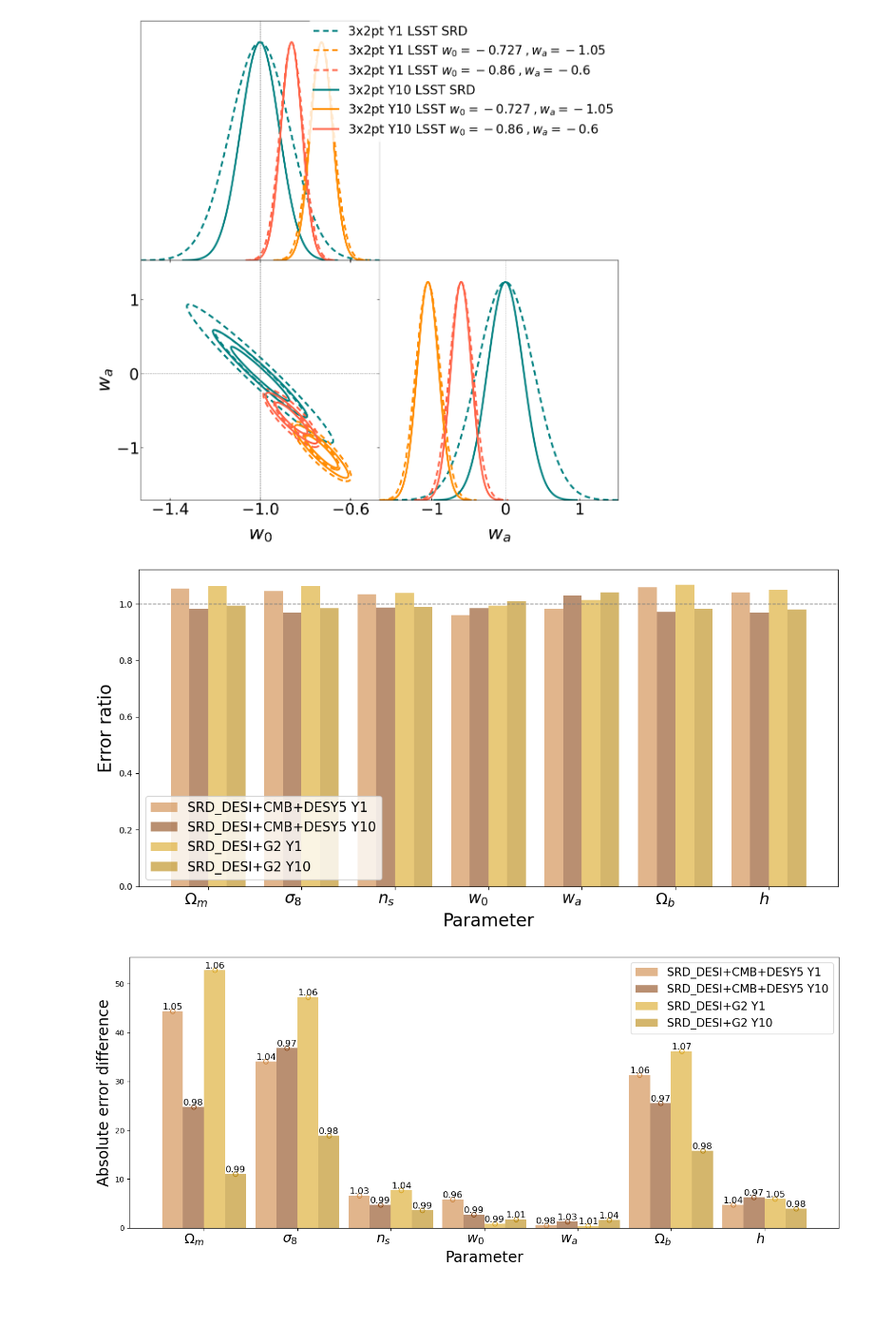
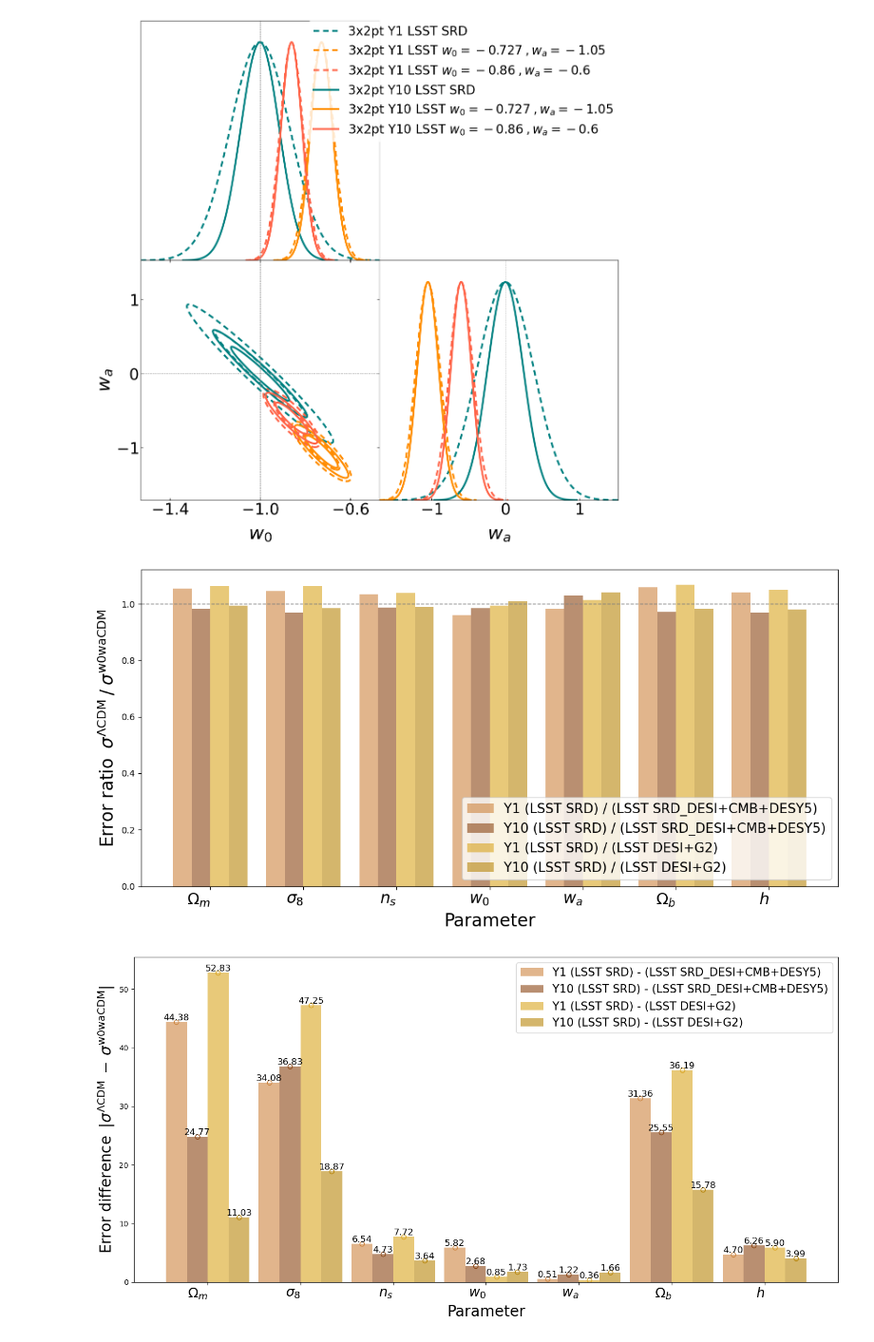
Before and after one commit to nikosarcevic/LSST-DESI-DE, a Jupyter notebook: Corner Plots LSST DESI w0wa.ipynb, the cells around one changed output. Shown at 95% size. Saved outputs shown, nothing was run; the diff lists cells and outputs as text; code cells hidden in the pictures; blank space fills up the shorter version.

Commit message:
updated plotting code

```diff
--- a/Corner Plots LSST DESI w0wa.ipynb
+++ b/Corner Plots LSST DESI w0wa.ipynb
@@ -367,25 +367,25 @@ bars_srd_desi_cmb_desy5_y1 = plt.bar(index - 1.5 * bar_width,
                                      bar_width,
                                      color=bar_colors[0],
                                      alpha=0.6,
-                                     label="SRD_DESI+CMB+DESY5 Y1")
+                                     label="Y1 (LSST SRD) / (LSST SRD_DESI+CMB+DESY5)")
 bars_srd_desi_cmb_desy5_y10 = plt.bar(index - 0.5 * bar_width,
                                       sigmas_ratio_dict["srd_desi+cmb+desy5"]["10"],
                                       bar_width,
                                       color=bar_colors[1],
                                       alpha=0.6,
-                                      label="SRD_DESI+CMB+DESY5 Y10")
+                                      label="Y10 (LSST SRD) / (LSST SRD_DESI+CMB+DESY5)")
 bars_srd_desi_g2_y1 = plt.bar(index + 0.5 * bar_width,
                               sigmas_ratio_dict["srd_desi+g2"]["1"],
                               bar_width,
                               color=bar_colors[2],
                               alpha=0.6,
-                              label="SRD_DESI+G2 Y1")
+                              label="Y1 (LSST SRD) / (LSST DESI+G2)")
 bars_srd_desi_g2_y10 = plt.bar(index + 1.5 * bar_width,
                                sigmas_ratio_dict["srd_desi+g2"]["10"],
                                bar_width,
                                color=bar_colors[3],
                                alpha=0.6,
-                               label="SRD_DESI+G2 Y10")
+                               label="Y10 (LSST SRD) / (LSST DESI+G2)")
 
 # Set the labels for the x-axis
 bar_labels = [r"$\Omega_{m}$", r"$\sigma_{8}$", r"$n_{s}$", r"$w_{0}$", r"$w_{a}$", r"$\Omega_{b}$", r"$h$"]
@@ -395,8 +395,8 @@ plt.xticks(ticks=index, labels=bar_labels, rotation=0, ha='right', fontsize=18)
 plt.axhline(y=1, color='gray', linestyle='--', linewidth=1)
 
 plt.xlabel("Parameter", fontsize=20)
-plt.ylabel("Error ratio", fontsize=20)
-plt.legend(fontsize=15)
+plt.ylabel("Error ratio $\: \sigma^\mathrm{\Lambda CDM} \: / \: \sigma^\mathrm{w0waCDM}$", fontsize=20)
+plt.legend(fontsize=15, loc=4)
 
 plt.tight_layout()
 
@@ -405,9 +405,9 @@ plt.savefig(f"{path}sigmas_ratios.png", bbox_inches="tight")
 
 plt.show()
 # %% [output]
-[figure, old version]
+[figure, new version]
 # %%
-plt.figure(figsize=(14, 6))
+plt.figure(figsize=(14, 7))
 bar_width = 0.225
 index = np.arange(len(param_order))
 
@@ -418,58 +418,58 @@ bars_srd_desi_cmb_desy5_y1 = plt.bar(index - 1.5 * bar_width,
                                      bar_width,
                                      color=bar_colors[0],
                                      alpha=0.6,
-                                     label="SRD_DESI+CMB+DESY5 Y1")
+                                     label="Y1 (LSST SRD) - (LSST SRD_DESI+CMB+DESY5)")
 bars_srd_desi_cmb_desy5_y10 = plt.bar(index - 0.5 * bar_width,
                                       sigmas_diff_dict["srd_desi+cmb+desy5"]["10"],
                                       bar_width,
                                       color=bar_colors[1],
                                       alpha=0.6,
-                                      label="SRD_DESI+CMB+DESY5 Y10")
+                                      label="Y10 (LSST SRD) - (LSST SRD_DESI+CMB+DESY5)")
 bars_srd_desi_g2_y1 = plt.bar(index + 0.5 * bar_width,
                               sigmas_diff_dict["srd_desi+g2"]["1"],
                               bar_width,
                               color=bar_colors[2],
                               alpha=0.6,
-                              label="SRD_DESI+G2 Y1")
+                              label="Y1 (LSST SRD) - (LSST DESI+G2)")
 bars_srd_desi_g2_y10 = plt.bar(index + 1.5 * bar_width,
                                sigmas_diff_dict["srd_desi+g2"]["10"],
                                bar_width,
                                color=bar_colors[3],
                                alpha=0.6,
-                               label="SRD_DESI+G2 Y10")
+                               label="Y10 (LSST SRD) - (LSST DESI+G2)")
 
 # Set the labels for the x-axis
 bar_labels = [r"$\Omega_{m}$", r"$\sigma_{8}$", r"$n_{s}$", r"$w_{0}$", r"$w_{a}$", r"$\Omega_{b}$", r"$h$"]
 plt.xticks(ticks=index, labels=bar_labels, rotation=0, ha='right', fontsize=18)
 
 plt.xlabel("Parameter", fontsize=20)
-plt.ylabel("Absolute error difference", fontsize=20)
+plt.ylabel("Error difference $\: |\sigma^\mathrm{\Lambda CDM} \: - \: \sigma^\mathrm{w0waCDM}|$", fontsize=20)
 plt.legend(fontsize=15)
 
 # Add circles to indicate sigma values on the bars
 for bars, sigmas, color in [(bars_srd_desi_cmb_desy5_y1,
-                             sigmas_ratio_dict["srd_desi+cmb+desy5"]["1"],
+                             sigmas_diff_dict["srd_desi+cmb+desy5"]["1"],
                              bar_colors[0]),
                             (bars_srd_desi_cmb_desy5_y10,
-                             sigmas_ratio_dict["srd_desi+cmb+desy5"]["10"],
+                             sigmas_diff_dict["srd_desi+cmb+desy5"]["10"],
                              bar_colors[1]),
                             (bars_srd_desi_g2_y1,
-                             sigmas_ratio_dict["srd_desi+g2"]["1"],
+                             sigmas_diff_dict["srd_desi+g2"]["1"],
                              bar_colors[2]),
                             (bars_srd_desi_g2_y10,
-                             sigmas_ratio_dict["srd_desi+g2"]["10"],
+                             sigmas_diff_dict["srd_desi+g2"]["10"],
                              bar_colors[3])]:
     for bar, sigma in zip(bars, sigmas):
         height = bar.get_height()
         plt.plot(bar.get_x() + bar.get_width() / 2, height, 'o',
                  markerfacecolor='none', markeredgecolor=color)
         plt.text(bar.get_x() + bar.get_width() / 2, height, f'{sigma:.2f}', ha='center', va='bottom', fontsize=12)
 
 plt.tight_layout()
 
 plt.savefig(f"{path}sigmas_diffs.pdf", bbox_inches="tight")
 plt.savefig(f"{path}sigmas_diffs.png", bbox_inches="tight")
 
 plt.show()
 # %% [output]
-[figure, old version]
+[figure, new version]
```
Also changed, not shown: parts of 3 cells of this notebook.
